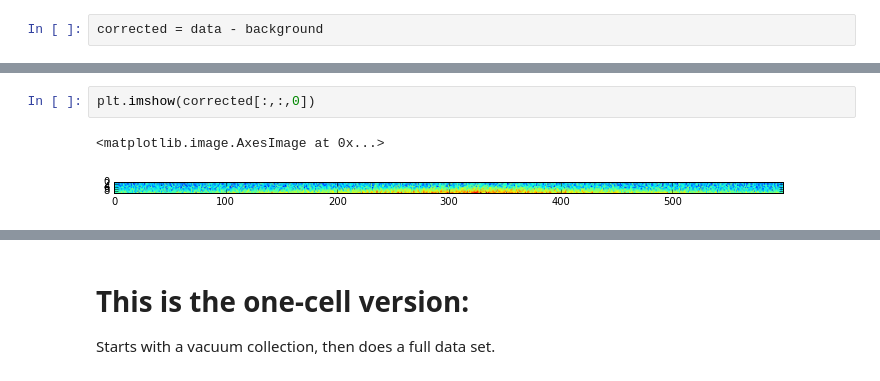
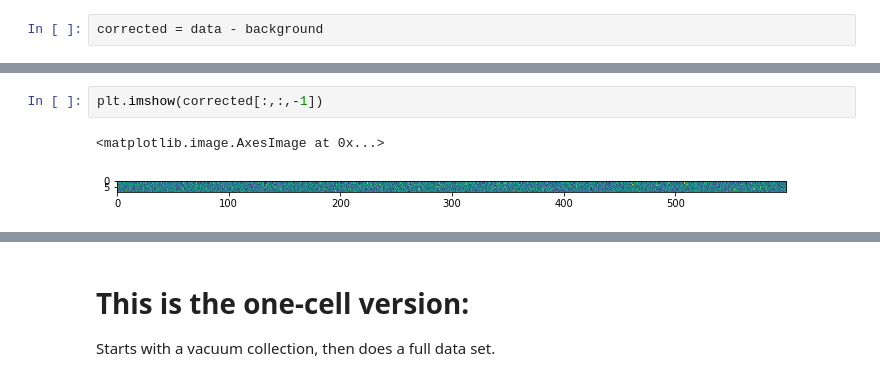
Before and after one commit to DawesLab/CCDimage, a Jupyter notebook: Collect.ipynb, the cells around one changed output, grey strips where cells are left out. Drawn from its saved outputs; the diff is of its cells as text.

```diff
--- a/Collect.ipynb
+++ b/Collect.ipynb
@@ -58,8 +58,8 @@ corrected.sum() * 2.54704992e-19 / (6e-3 * 5)
 # %%
-plt.imshow(corrected[:,:,0])
+plt.imshow(corrected[:,:,-1])
 # %% [output]
 <matplotlib.image.AxesImage at 0x...>
-[figure, old version]
+[figure, new version]
 # %%
 plt.plot(corrected[5,:,0])
 #plt.plot(background[5,:,0])
```
Also changed, not shown: parts of 11 cells of this notebook, 2 other files.
